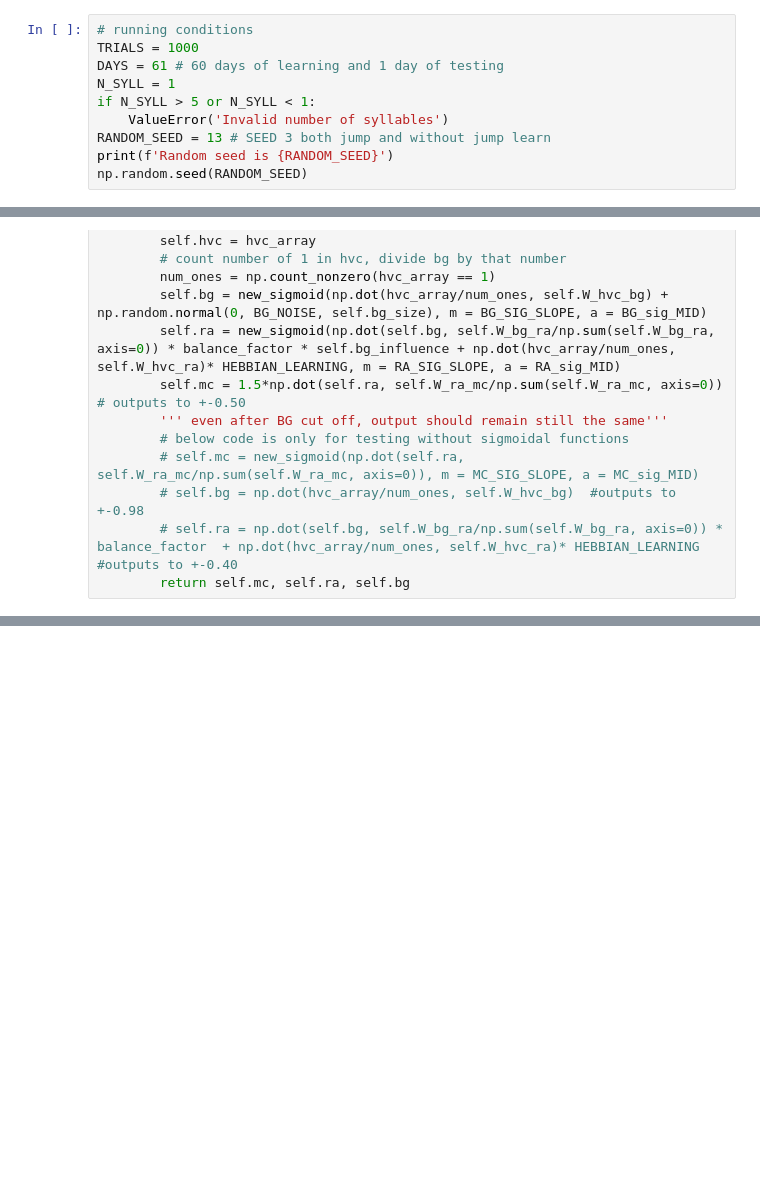
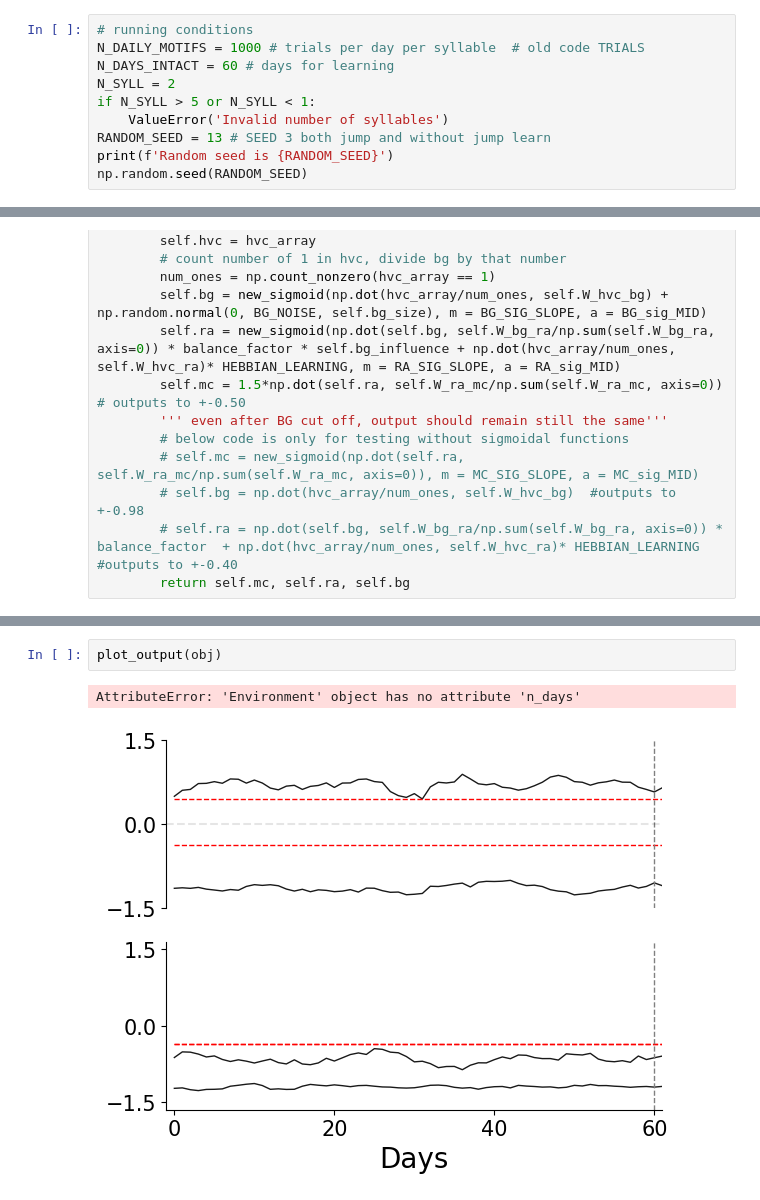
Before and after one commit to atharvsuryawanshi12/Dual_Pathway_RL_songbird, a Jupyter notebook: JSON/for_figures.ipynb, the cells around one changed output, grey strips where cells are left out. Drawn from its saved outputs; the diff is of its cells as text; blank space fills up the shorter version.

```diff
--- a/JSON/for_figures.ipynb
+++ b/JSON/for_figures.ipynb
@@ -12,9 +12,9 @@ from matplotlib.textpath import TextPath
 from matplotlib.patches import PathPatch
 # %%
 # running conditions
-TRIALS = 1000
-DAYS = 61 # 60 days of learning and 1 day of testing
-N_SYLL = 1
+N_DAILY_MOTIFS = 1000 # trials per day per syllable  # old code TRIALS
+N_DAYS_INTACT = 60 # days for learning
+N_SYLL = 2
 if N_SYLL > 5 or N_SYLL < 1:
     ValueError('Invalid number of syllables')
 RANDOM_SEED = 13 # SEED 3 both jump and without jump learn
@@ -561 +621,6 @@ def plot_dw_day(syll):
+# %%
+plot_output(obj)
+# %% [output]
+AttributeError: 'Environment' object has no attribute 'n_days'
+[figure, added]
 # %%
```
Also changed, not shown: parts of 15 cells of this notebook.
